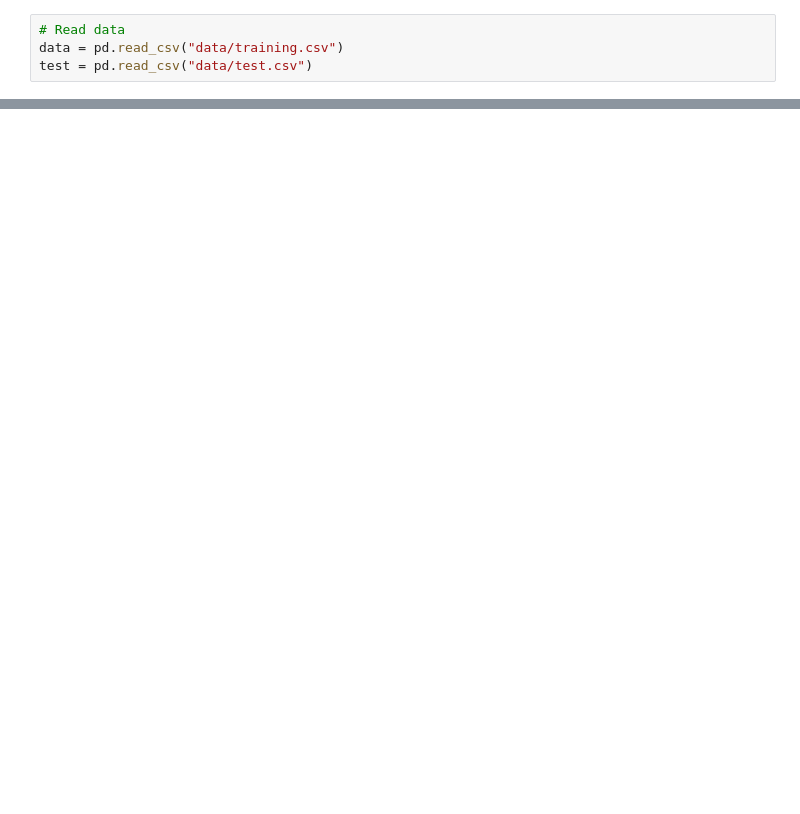
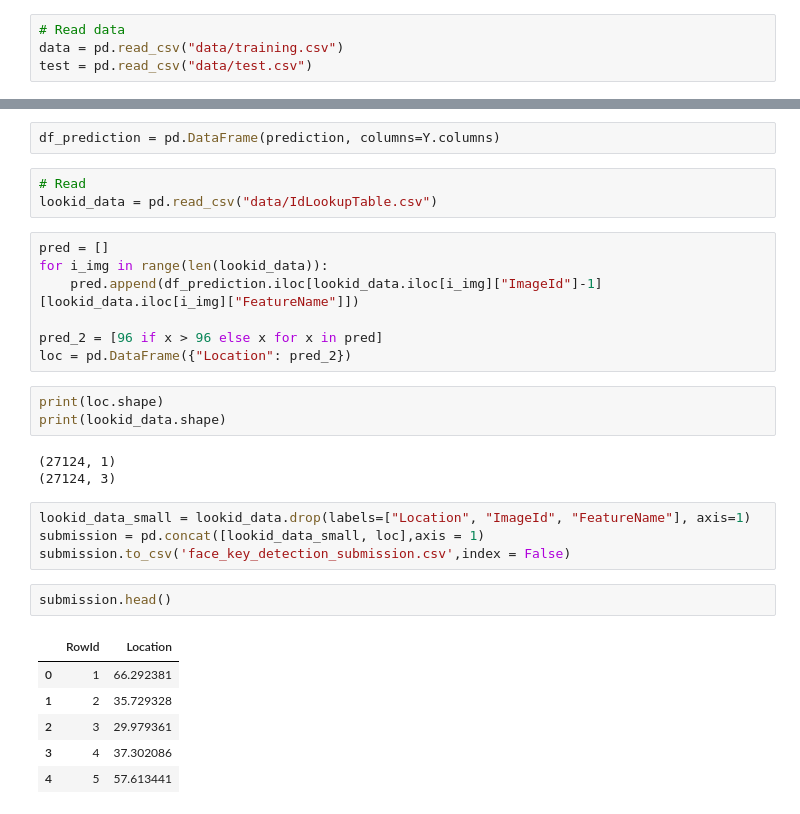
Before and after one commit to tom-fougere/kaggle-facial_keypoints, a Jupyter notebook: facial-keypoints-detection.ipynb, the cells around one changed output, grey strips where cells are left out. Saved outputs shown, nothing was run; the diff lists cells and outputs as text; blank space fills up the shorter version.

Commit message:
Terminate first submission

```diff
--- a/facial-keypoints-detection.ipynb
+++ b/facial-keypoints-detection.ipynb
@@ -26,0 +108,31 @@ dtype: int64
+# %%
+df_prediction = pd.DataFrame(prediction, columns=Y.columns)
+# %%
+# Read
+lookid_data = pd.read_csv("data/IdLookupTable.csv")
+# %%
+pred = []
+for i_img in range(len(lookid_data)):
+    pred.append(df_prediction.iloc[lookid_data.iloc[i_img]["ImageId"]-1][lookid_data.iloc[i_img]["FeatureName"]])
+
+pred_2 = [96 if x > 96 else x for x in pred]
+loc = pd.DataFrame({"Location": pred_2})
+# %%
+print(loc.shape)
+print(lookid_data.shape)
+# %% [output]
+(27124, 1)
+(27124, 3)
+# %%
+lookid_data_small = lookid_data.drop(labels=["Location", "ImageId", "FeatureName"], axis=1)
+submission = pd.concat([lookid_data_small, loc],axis = 1)
+submission.to_csv('face_key_detection_submission.csv',index = False)
+# %%
+submission.head()
+# %% [output]
+|  | RowId | Location |
+| 0 | 1 | 66.292381 |
+| 1 | 2 | 35.729328 |
+| 2 | 3 | 29.979361 |
+| 3 | 4 | 37.302086 |
+| 4 | 5 | 57.613441 |
```
Also changed, not shown: parts of 14 cells of this notebook.
